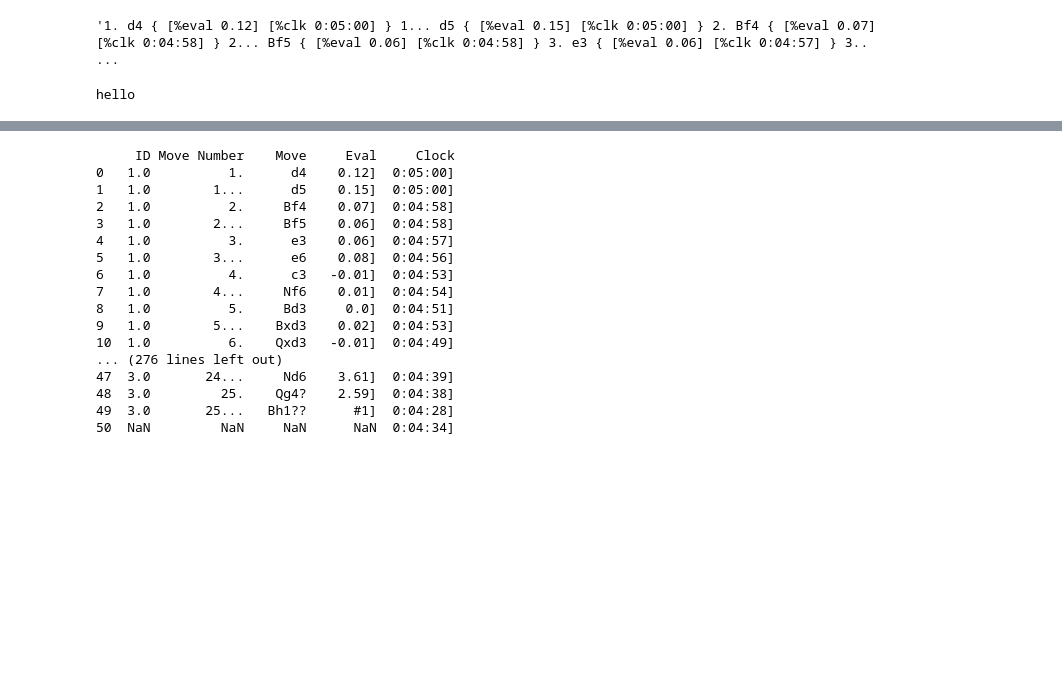
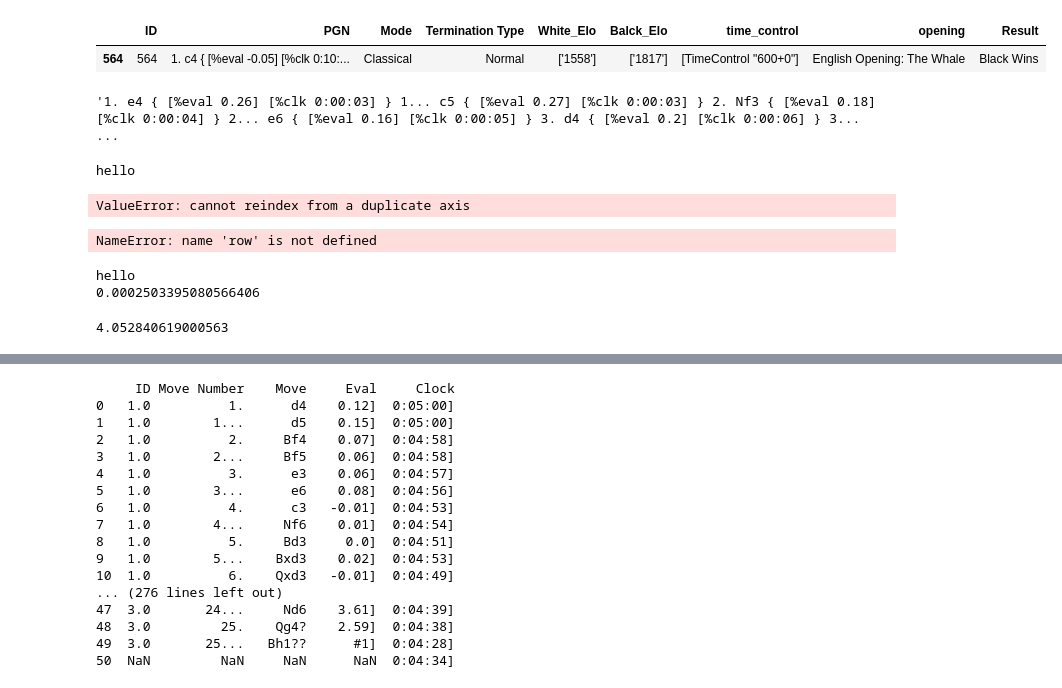
Before and after one commit to andychenns/chess, a Jupyter notebook: Data cleaning for PGN match.ipynb, the cells around one changed output, grey strips where cells are left out. Cells and saved outputs as stored; diff of their text form; code cells hidden in the pictures; blank space fills up the shorter version.

```diff
--- a/Data cleaning for PGN match.ipynb
+++ b/Data cleaning for PGN match.ipynb
@@ -10,6 +12,11 @@ df.PGN = df.PGN.astype(str)
 # %%
 #Rename colume name for first column
 df = df.rename(columns={"Unnamed: 0": "ID"})
+# %%
+df[df["ID"] == 564]
+# %% [output]
+|  | ID | PGN | Mode | Termination Type | White_Elo | Balck_Elo | time_control | opening | Result |
+| 564 | 564 | 1. c4 { [%eval -0.05] [%clk 0:10:... | Classical | Normal | ['1558'] | ['1817'] | [TimeControl "600+0"] | English Opening: The Whale | Black Wins |
 # %%
 #Filter data by PGN game that contains clk the clock time
 df = df[df['PGN'].str.contains("clk")]
@@ -18,10 +25,10 @@ df = df[df['PGN'].str.contains("clk")]
 df = df[['ID','PGN']]
 # %%
 pd.options.display.max_colwidth = 10000
-# %%
-df['PGN'][1]
-# %% [output]
-'1. d4 { [%eval 0.12] [%clk 0:05:00] } 1... d5 { [%eval 0.15] [%clk 0:05:00] } 2. Bf4 { [%eval 0.07] [%clk 0:04:58] } 2... Bf5 { [%eval 0.06] [%clk 0:04:58] } 3. e3 { [%eval 0.06] [%clk 0:04:57] } 3.. ...
+# %%
+(df['PGN'][1253])
+# %% [output]
+'1. e4 { [%eval 0.26] [%clk 0:00:03] } 1... c5 { [%eval 0.27] [%clk 0:00:03] } 2. Nf3 { [%eval 0.18] [%clk 0:00:04] } 2... e6 { [%eval 0.16] [%clk 0:00:05] } 3. d4 { [%eval 0.2] [%clk 0:00:06] } 3...  ...
 # %%
 #First define a function that will decompoese a single PGN game then use list comprehension to loop through each PGN
 
@@ -57,7 +64,8 @@ print("hello")
 
 PGN_output = pd.DataFrame(columns = ["ID", "Move", "Eval", "Clock"])
 
-for index,row in df.iterrows():
+for index,row in df.head(2000).iterrows():
+    temp = pd.DataFrame()
     #Load PGN data
     text_break = pd.Series(row['PGN'].split(' '))
     #text_break = text_break.iloc[0].squeeze()
@@ -73,7 +81,7 @@ for index,row in df.iterrows():
     evaluation.reset_index(drop=True, inplace=True)
     clock_time.reset_index(drop=True, inplace=True)
     #Generate series for ID for each move that we have
-    match_id = pd.Series(row['ID'] *len(move))
+    match_id = pd.Series(row['ID']).repeat(len(move))
     #Concatenate columns
     temp = pd.concat([match_id,move,evaluation,clock_time],axis=1,ignore_index=True)
     temp.columns = ["ID", "Move", "Eval", "Clock"]
@@ -87,3 +95,36 @@ end = time.time()
 print(end - start)
 # %% [output]
 hello
+ValueError: cannot reindex from a duplicate axis
+# %%
+pd.Series(row['ID']).repeat(len(move))
+# %% [output]
+NameError: name 'row' is not defined
+# %%
+import time
+import collections
+start = time.time()
+print("hello")
+
+
+def func2():
+    store = collections.deque()
+    for index,row in df.head(100).iterrows():
+        text_break = pd.Series(row['PGN'].split(' '))
+        eval_index = text_break[text_break.str.match("\[%eval")].index
+        move = text_break[eval_index-2]
+        store.append({'Move':text_break[eval_index-2],'Eval':text_break[eval_index+1],'Clock':text_break[eval_index+3],
+                    'ID':pd.Series(row['ID']).repeat(len(move))})
+    df_test = pd.DataFrame(store, columns=['Move','Eval','Clock','ID'])
+    return df_test
+
+end = time.time()
+print(end - start)
+# %% [output]
+hello
+0.0002503395080566406
+# %%
+import timeit
+print(timeit.timeit('func2()',number=10,globals={'func2':func2}))
+# %% [output]
+4.052840619000563
```
Also changed, not shown: parts of 4 cells of this notebook, 7 other files.
